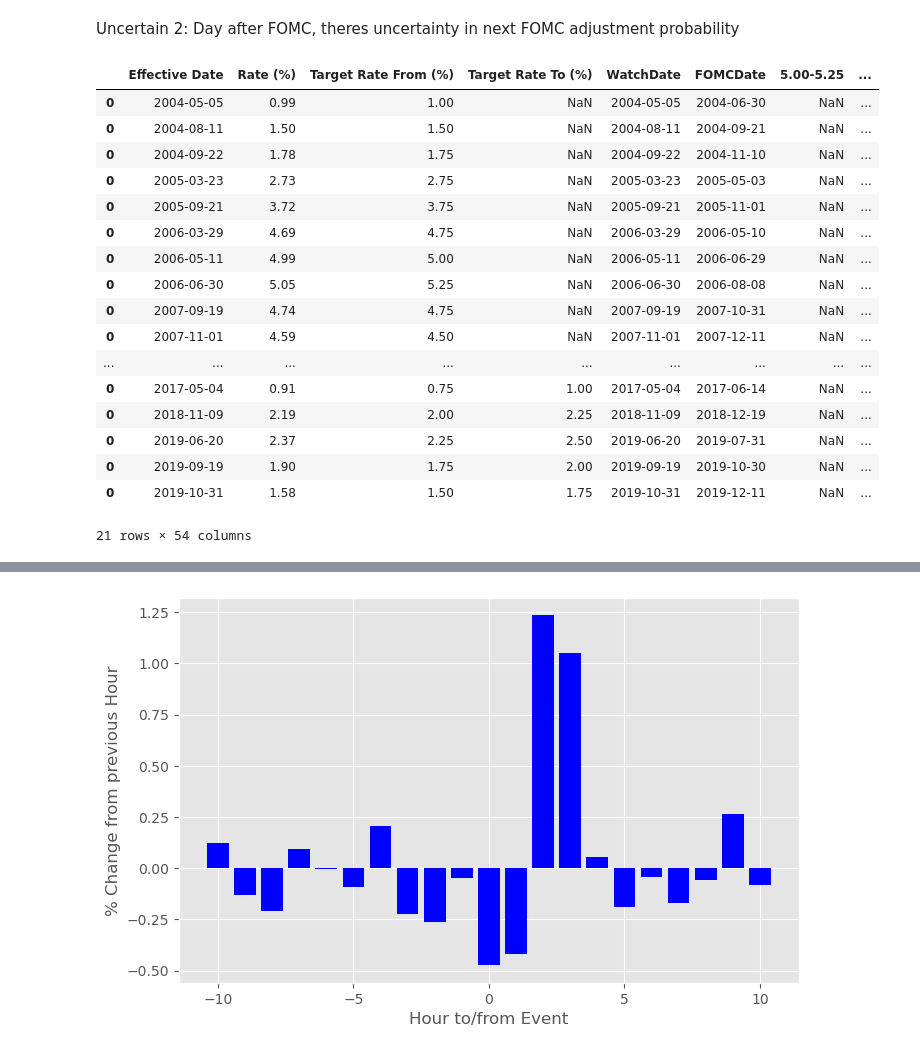
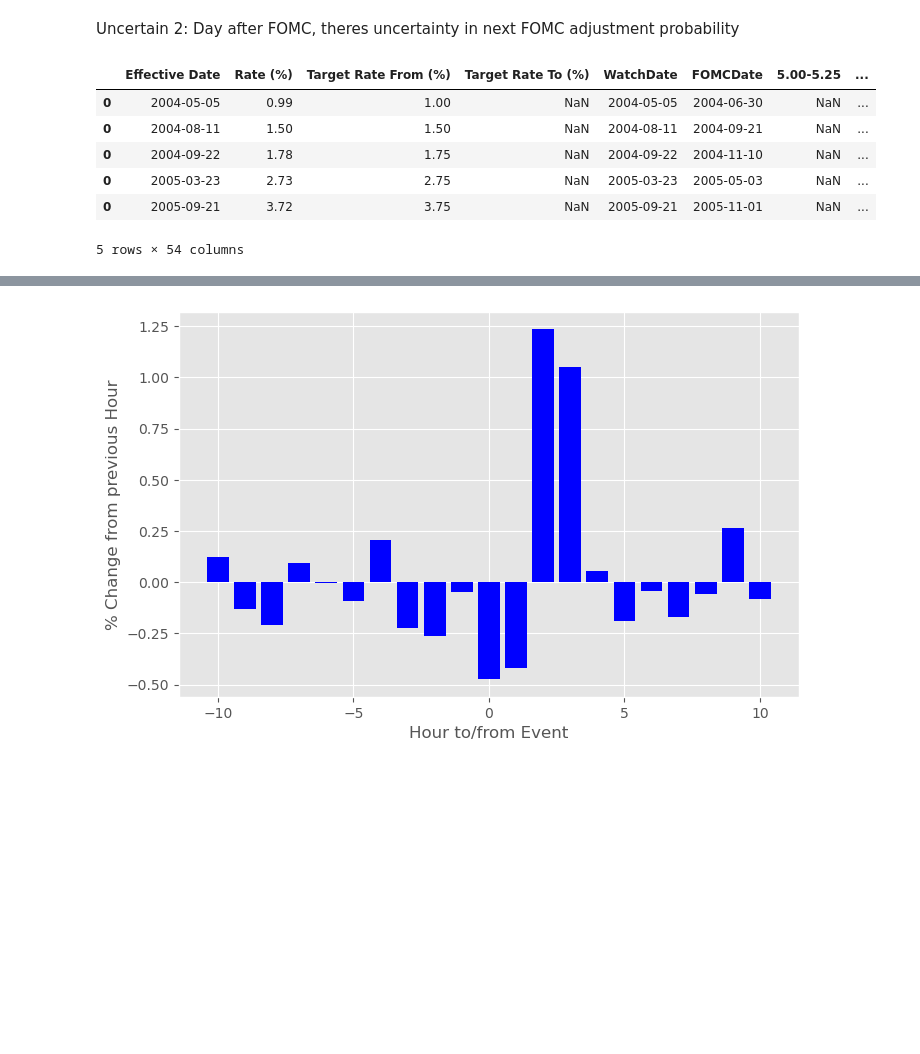
Before and after one commit to jczjc/vrp_vix, a Jupyter notebook: o2_2_1.ipynb, the cells around one changed output, grey strips where cells are left out. Saved outputs shown, nothing was run; the diff lists cells and outputs as text; code cells hidden in the pictures; blank space fills up the shorter version.

```diff
--- a/o2_2_1.ipynb
+++ b/o2_2_1.ipynb
@@ -509,28 +582,17 @@ Uncertain 2: Day after FOMC, theres uncertainty in next FOMC adjustment probabil
 # %%
 filt_rows = [effr_fwprob.iloc[x-1:x, :].reset_index() for x in fomc_index]
 effr_fwprob_postfomc = pd.concat(filt_rows, axis=0)
 effr_fwprob_postfomc['Uncertain'] = (effr_fwprob_postfomc.iloc[:, 7:] > 0.2).sum(axis=1) >= 2
 effr_fwprob_postfomc = effr_fwprob_postfomc[effr_fwprob_postfomc['Uncertain'] == True]
-effr_fwprob_postfomc
+effr_fwprob_postfomc.head()
 # %% [output]
 |  | Effective Date | Rate (%) | Target Rate From (%) | Target Rate To (%) | WatchDate | FOMCDate | 5.00-5.25 | ... |
 | 0 | 2004-05-05 | 0.99 | 1.00 | NaN | 2004-05-05 | 2004-06-30 | NaN | ... |
 | 0 | 2004-08-11 | 1.50 | 1.50 | NaN | 2004-08-11 | 2004-09-21 | NaN | ... |
 | 0 | 2004-09-22 | 1.78 | 1.75 | NaN | 2004-09-22 | 2004-11-10 | NaN | ... |
 | 0 | 2005-03-23 | 2.73 | 2.75 | NaN | 2005-03-23 | 2005-05-03 | NaN | ... |
 | 0 | 2005-09-21 | 3.72 | 3.75 | NaN | 2005-09-21 | 2005-11-01 | NaN | ... |
-| 0 | 2006-03-29 | 4.69 | 4.75 | NaN | 2006-03-29 | 2006-05-10 | NaN | ... |
-| 0 | 2006-05-11 | 4.99 | 5.00 | NaN | 2006-05-11 | 2006-06-29 | NaN | ... |
-| 0 | 2006-06-30 | 5.05 | 5.25 | NaN | 2006-06-30 | 2006-08-08 | NaN | ... |
-| 0 | 2007-09-19 | 4.74 | 4.75 | NaN | 2007-09-19 | 2007-10-31 | NaN | ... |
-| 0 | 2007-11-01 | 4.59 | 4.50 | NaN | 2007-11-01 | 2007-12-11 | NaN | ... |
-| ... | ... | ... | ... | ... | ... | ... | ... | ... |
-| 0 | 2017-05-04 | 0.91 | 0.75 | 1.00 | 2017-05-04 | 2017-06-14 | NaN | ... |
-| 0 | 2018-11-09 | 2.19 | 2.00 | 2.25 | 2018-11-09 | 2018-12-19 | NaN | ... |
-| 0 | 2019-06-20 | 2.37 | 2.25 | 2.50 | 2019-06-20 | 2019-07-31 | NaN | ... |
-| 0 | 2019-09-19 | 1.90 | 1.75 | 2.00 | 2019-09-19 | 2019-10-30 | NaN | ... |
-| 0 | 2019-10-31 | 1.58 | 1.50 | 1.75 | 2019-10-31 | 2019-12-11 | NaN | ... |
-21 rows × 54 columns
+5 rows × 54 columns
 # %%
 uncertain2_fomc = pd.to_datetime(effr_fwprob_postfomc['FOMCDate'], format="%Y-%m-%d") + pd.Timedelta(hours=14)
 uncertain2_fomc = [str(x) for x in uncertain2_fomc]
```
Also changed, not shown: parts of 45 cells of this notebook, 8 other files.
